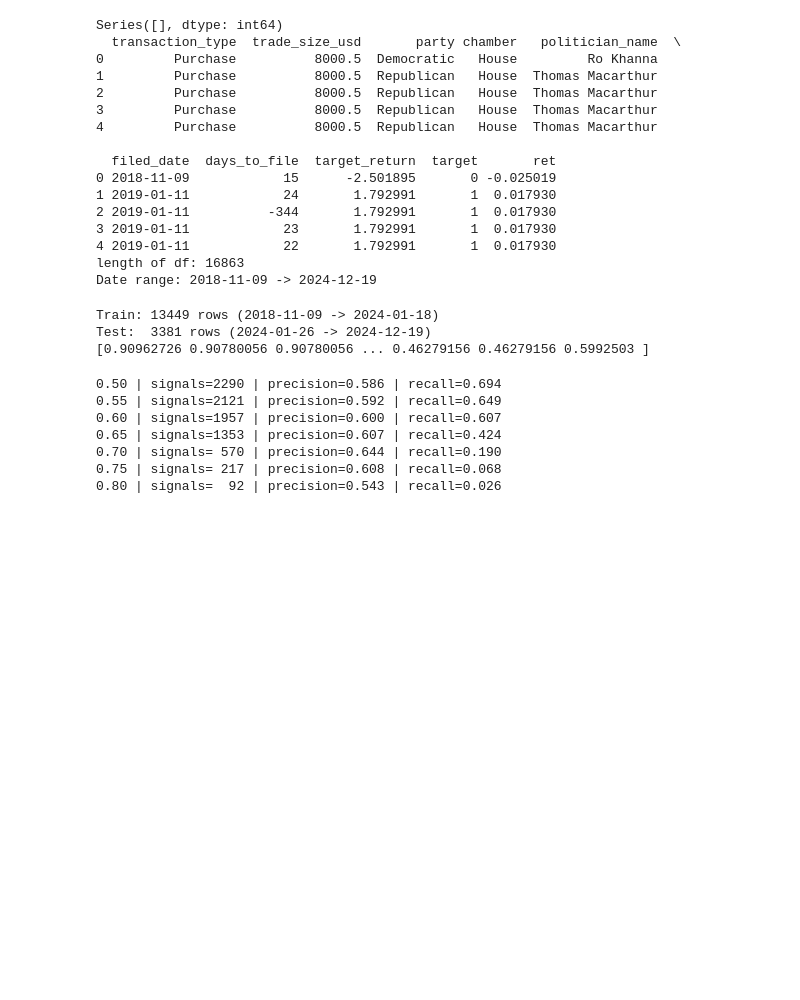
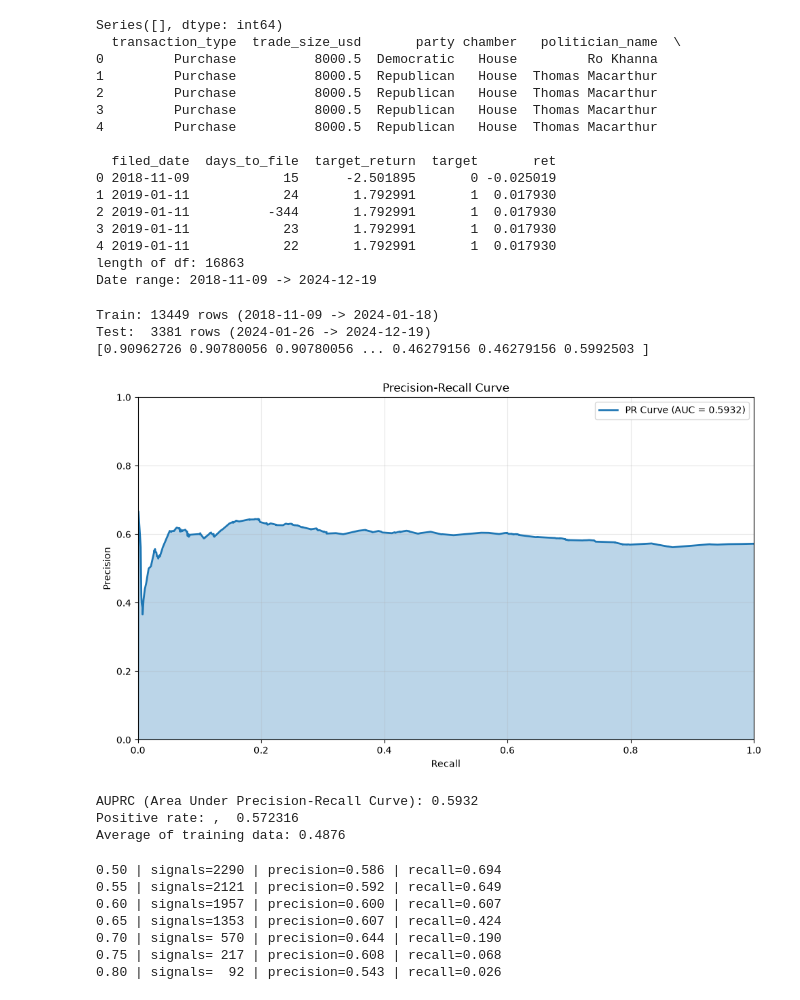
Before and after one commit to GarbagCode/InsiderAI, a Jupyter notebook: main.ipynb, the cells around one changed output. Saved outputs shown, nothing was run; the diff lists cells and outputs as text; code cells hidden in the pictures; blank space fills up the shorter version.

Commit message:
added mean for training data

```diff
--- a/main.ipynb
+++ b/main.ipynb
@@ -122,9 +122,36 @@ Test:  3381 rows (2024-01-26 -> 2024-12-19)
 # %%
 # Get prediction probabilities
 y_pred_proba = model.predict_proba(X_test)[:, 1]
 
 # Calculate precision-recall curve
 precision, recall, thresholds = precision_recall_curve(y_test, y_pred_proba)
+
+# Calculate area under curve (AUPRC)
+pr_auc = auc(recall, precision)
+
+# Plot
+plt.figure(figsize=(10, 6))
+plt.plot(recall, precision, linewidth=2, label=f'PR Curve (AUC = {pr_auc:.4f})')
+plt.fill_between(recall, precision, alpha=0.3)
+
+plt.xlabel('Recall')
+plt.ylabel('Precision')
+plt.title('Precision-Recall Curve')
+plt.legend()
+plt.grid(True, alpha=0.3)
+plt.xlim([0, 1])
+plt.ylim([0, 1])
+plt.tight_layout()
+plt.show()
+
+print(f"AUPRC (Area Under Precision-Recall Curve): {pr_auc:.4f}")
+print(f"Average of testing data: , {y_test.mean(): 4f}")
+print(f"Average of training data: {y_train.mean():.4f}")
+# %% [output]
+[figure, added]
+AUPRC (Area Under Precision-Recall Curve): 0.5932
+Positive rate: ,  0.572316
+Average of training data: 0.4876
 # %%
 from sklearn.metrics import precision_score, recall_score
 
```
